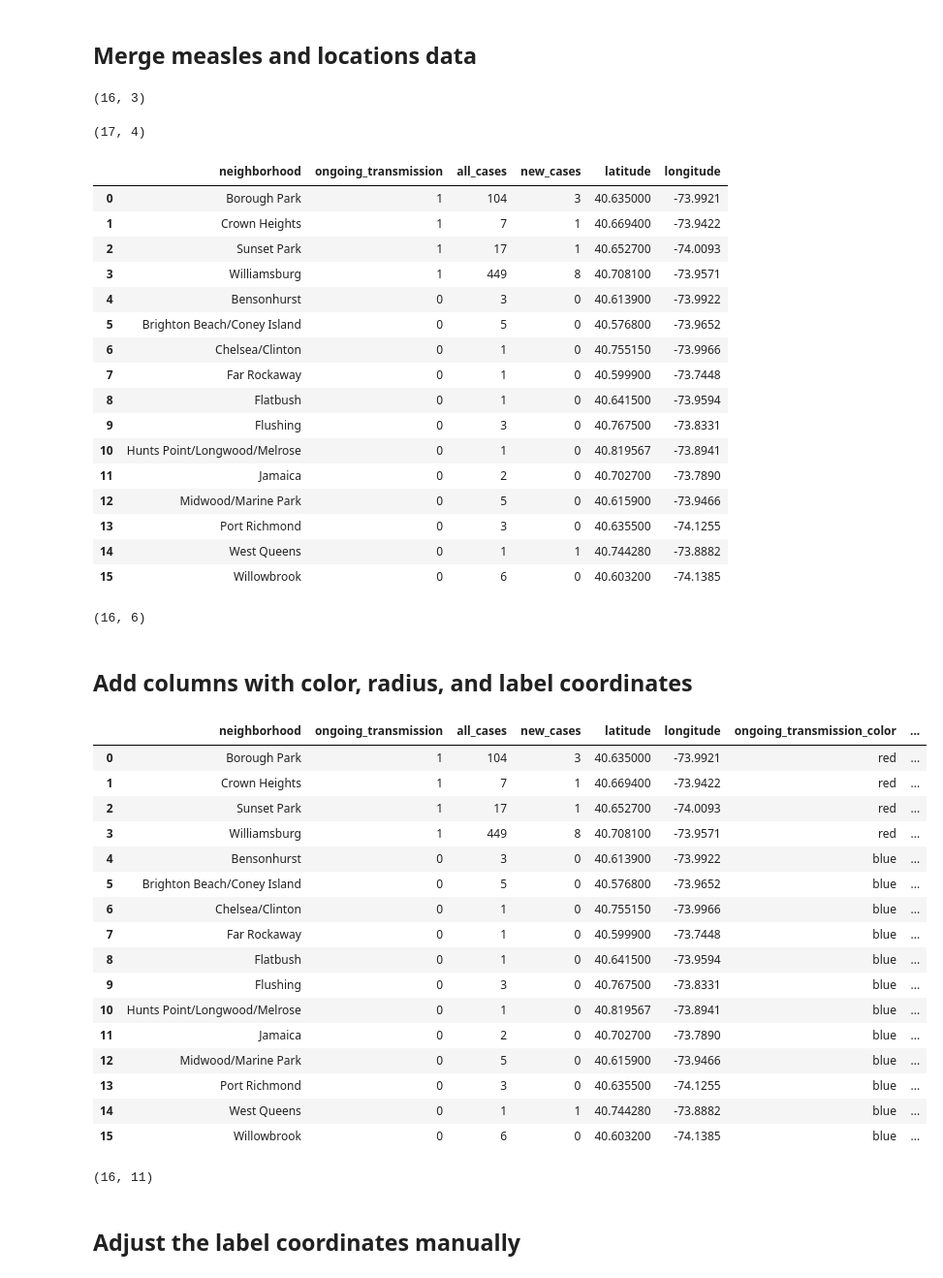
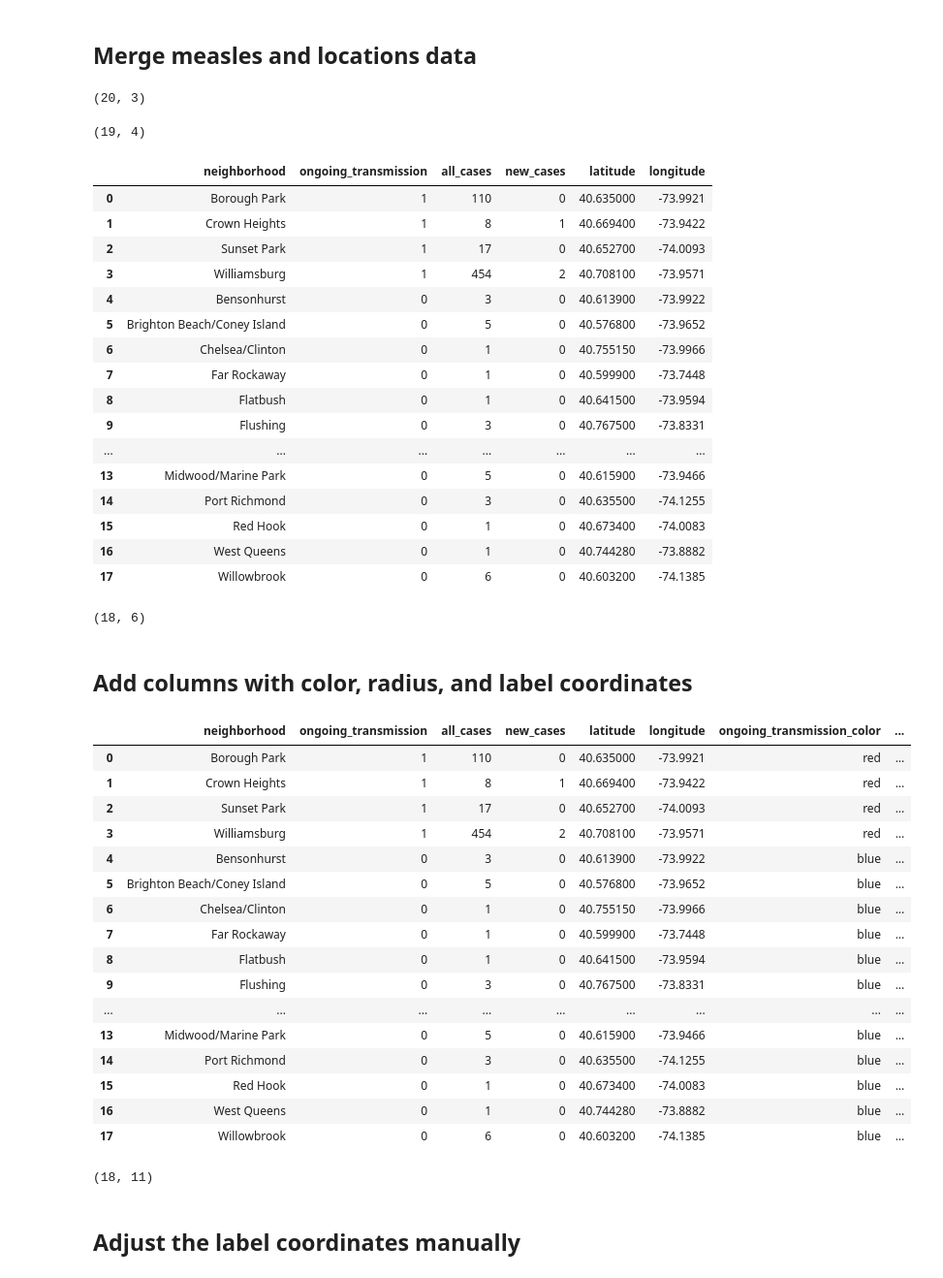
Before and after one commit to carlos-afonso/measles, a Jupyter notebook: code/nyc_measles_cases_by_neighborhood.ipynb, the cells around one changed output. Shown at 97% size. Cells and saved outputs as stored; diff of their text form; code cells hidden in the pictures.

```diff
--- a/code/nyc_measles_cases_by_neighborhood.ipynb
+++ b/code/nyc_measles_cases_by_neighborhood.ipynb
@@ -18,7 +18,7 @@ import re
 # %% [markdown]
 ### Read data from CSV file
 # %%
-measles_df = pd.read_csv('../data/nyc_health_measles_cases_by_neighborhood_2019-06-24.csv')
+measles_df = pd.read_csv('../data/nyc_health_measles_cases_by_neighborhood_2019-07-15.csv')
 
 measles_df
 # %% [output]
@@ -150,12 +148,19 @@ locations_data = [
 
     ['Jamaica', 40.7027, -73.7890],
 
+    #Long Island City/Astoria
+    #40.7447° N, 73.9485° W / 40.7644° N, 73.9235° W
+    ['Long Island City', 40.7447, -73.9485],
+    ['Astoria',          40.7644, -73.9235],
+    ['Long Island City/Astoria', (40.7447 + 40.7644)/2, -(73.9485 + 73.9235)/2],
+
     #['Midwood',     40.6204, -73.9600],
     #['Marine Park', 40.6114, -73.9332],
     ['Midwood/Marine Park', (40.6204 + 40.6114)/2, -(73.9600 + 73.9332)/2],
 
     ['Port Richmond', 40.6355, -74.1255],
-    ['Sunset Park',  40.6527, -74.0093],
+    ['Red Hook',      40.6734, -74.0083],
+    ['Sunset Park',   40.6527, -74.0093],
 
     # West Queens includes Corona, Elmhurst, Jackson Heights, Maspeth, and Woodside.
     # (Reference: https://www1.nyc.gov/assets/doh/downloads/pdf/data/2006chp-402.pdf)
@@ -196,37 +201,37 @@ locations_df
 # %%
 locations_df.shape
 # %% [output]
-(16, 3)
+(20, 3)
 # %%
 measles_df.shape
 # %% [output]
-(17, 4)
+(19, 4)
 # %%
 df = pd.merge(measles_df, locations_df, on='neighborhood')
 
 df
 # %% [output]
 |  | neighborhood | ongoing_transmission | all_cases | new_cases | latitude | longitude |
-| 0 | Borough Park | 1 | 104 | 3 | 40.635000 | -73.9921 |
-| 1 | Crown Heights | 1 | 7 | 1 | 40.669400 | -73.9422 |
-| 2 | Sunset Park | 1 | 17 | 1 | 40.652700 | -74.0093 |
-| 3 | Williamsburg | 1 | 449 | 8 | 40.708100 | -73.9571 |
+| 0 | Borough Park | 1 | 110 | 0 | 40.635000 | -73.9921 |
+| 1 | Crown Heights | 1 | 8 | 1 | 40.669400 | -73.9422 |
+| 2 | Sunset Park | 1 | 17 | 0 | 40.652700 | -74.0093 |
+| 3 | Williamsburg | 1 | 454 | 2 | 40.708100 | -73.9571 |
 | 4 | Bensonhurst | 0 | 3 | 0 | 40.613900 | -73.9922 |
 | 5 | Brighton Beach/Coney Island | 0 | 5 | 0 | 40.576800 | -73.9652 |
 | 6 | Chelsea/Clinton | 0 | 1 | 0 | 40.755150 | -73.9966 |
 | 7 | Far Rockaway | 0 | 1 | 0 | 40.599900 | -73.7448 |
 | 8 | Flatbush | 0 | 1 | 0 | 40.641500 | -73.9594 |
 | 9 | Flushing | 0 | 3 | 0 | 40.767500 | -73.8331 |
-| 10 | Hunts Point/Longwood/Melrose | 0 | 1 | 0 | 40.819567 | -73.8941 |
-| 11 | Jamaica | 0 | 2 | 0 | 40.702700 | -73.7890 |
-| 12 | Midwood/Marine Park | 0 | 5 | 0 | 40.615900 | -73.9466 |
-| 13 | Port Richmond | 0 | 3 | 0 | 40.635500 | -74.1255 |
-| 14 | West Queens | 0 | 1 | 1 | 40.744280 | -73.8882 |
-| 15 | Willowbrook | 0 | 6 | 0 | 40.603200 | -74.1385 |
+| ... | ... | ... | ... | ... | ... | ... |
+| 13 | Midwood/Marine Park | 0 | 5 | 0 | 40.615900 | -73.9466 |
+| 14 | Port Richmond | 0 | 3 | 0 | 40.635500 | -74.1255 |
+| 15 | Red Hook | 0 | 1 | 0 | 40.673400 | -74.0083 |
+| 16 | West Queens | 0 | 1 | 0 | 40.744280 | -73.8882 |
+| 17 | Willowbrook | 0 | 6 | 0 | 40.603200 | -74.1385 |
 # %%
 df.shape
 # %% [output]
-(16, 6)
+(18, 6)
 # %% [markdown]
 ## Add columns with color, radius, and label coordinates
 # %%
@@ -237,54 +242,54 @@ inactive_color = 'blue' # '#4d4dff' '#0000ff' '#00008b'
 
 df['ongoing_transmission_color'] = list(map(
     lambda x: active_color if x == 1 else inactive_color,
     df['ongoing_transmission']
 ))
 
 # Add radius columns
 
 def cases_radius(x):
     if x == 0:
-        return 0
+        return 2
     elif x < 10:
         return 8
     elif x < 100:
         return 16
     else:
         return 24
 
 df['all_cases_radius'] = list(map(cases_radius, df['all_cases']))
 
 df['new_cases_radius'] = list(map(cases_radius, df['new_cases']))
 
 # Add label coordinates columns
 
 df['label_latitude'] = df['latitude']
 
 df['label_longitude'] = df['longitude']
 
 df
 # %% [output]
 |  | neighborhood | ongoing_transmission | all_cases | new_cases | latitude | longitude | ongoing_transmission_color | ... |
-| 0 | Borough Park | 1 | 104 | 3 | 40.635000 | -73.9921 | red | ... |
-| 1 | Crown Heights | 1 | 7 | 1 | 40.669400 | -73.9422 | red | ... |
-| 2 | Sunset Park | 1 | 17 | 1 | 40.652700 | -74.0093 | red | ... |
-| 3 | Williamsburg | 1 | 449 | 8 | 40.708100 | -73.9571 | red | ... |
+| 0 | Borough Park | 1 | 110 | 0 | 40.635000 | -73.9921 | red | ... |
+| 1 | Crown Heights | 1 | 8 | 1 | 40.669400 | -73.9422 | red | ... |
+| 2 | Sunset Park | 1 | 17 | 0 | 40.652700 | -74.0093 | red | ... |
+| 3 | Williamsburg | 1 | 454 | 2 | 40.708100 | -73.9571 | red | ... |
 | 4 | Bensonhurst | 0 | 3 | 0 | 40.613900 | -73.9922 | blue | ... |
 | 5 | Brighton Beach/Coney Island | 0 | 5 | 0 | 40.576800 | -73.9652 | blue | ... |
 | 6 | Chelsea/Clinton | 0 | 1 | 0 | 40.755150 | -73.9966 | blue | ... |
 | 7 | Far Rockaway | 0 | 1 | 0 | 40.599900 | -73.7448 | blue | ... |
 | 8 | Flatbush | 0 | 1 | 0 | 40.641500 | -73.9594 | blue | ... |
 | 9 | Flushing | 0 | 3 | 0 | 40.767500 | -73.8331 | blue | ... |
-| 10 | Hunts Point/Longwood/Melrose | 0 | 1 | 0 | 40.819567 | -73.8941 | blue | ... |
-| 11 | Jamaica | 0 | 2 | 0 | 40.702700 | -73.7890 | blue | ... |
-| 12 | Midwood/Marine Park | 0 | 5 | 0 | 40.615900 | -73.9466 | blue | ... |
-| 13 | Port Richmond | 0 | 3 | 0 | 40.635500 | -74.1255 | blue | ... |
-| 14 | West Queens | 0 | 1 | 1 | 40.744280 | -73.8882 | blue | ... |
-| 15 | Willowbrook | 0 | 6 | 0 | 40.603200 | -74.1385 | blue | ... |
+| ... | ... | ... | ... | ... | ... | ... | ... | ... |
+| 13 | Midwood/Marine Park | 0 | 5 | 0 | 40.615900 | -73.9466 | blue | ... |
+| 14 | Port Richmond | 0 | 3 | 0 | 40.635500 | -74.1255 | blue | ... |
+| 15 | Red Hook | 0 | 1 | 0 | 40.673400 | -74.0083 | blue | ... |
+| 16 | West Queens | 0 | 1 | 0 | 40.744280 | -73.8882 | blue | ... |
+| 17 | Willowbrook | 0 | 6 | 0 | 40.603200 | -74.1385 | blue | ... |
 # %%
 df.shape
 # %% [output]
-(16, 11)
+(18, 11)
 # %% [markdown]
 ## Adjust the label coordinates manually
 # %%
```
Also changed, not shown: parts of 12 cells of this notebook, 4 other files.
